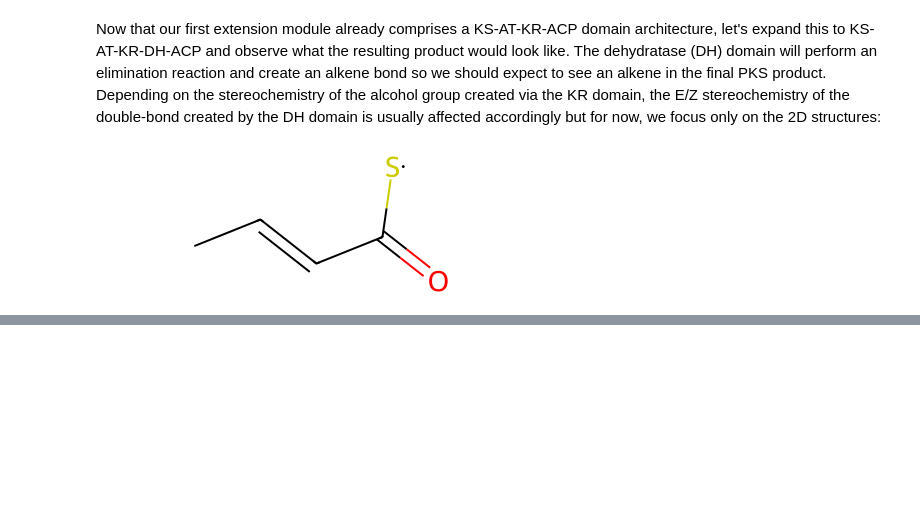
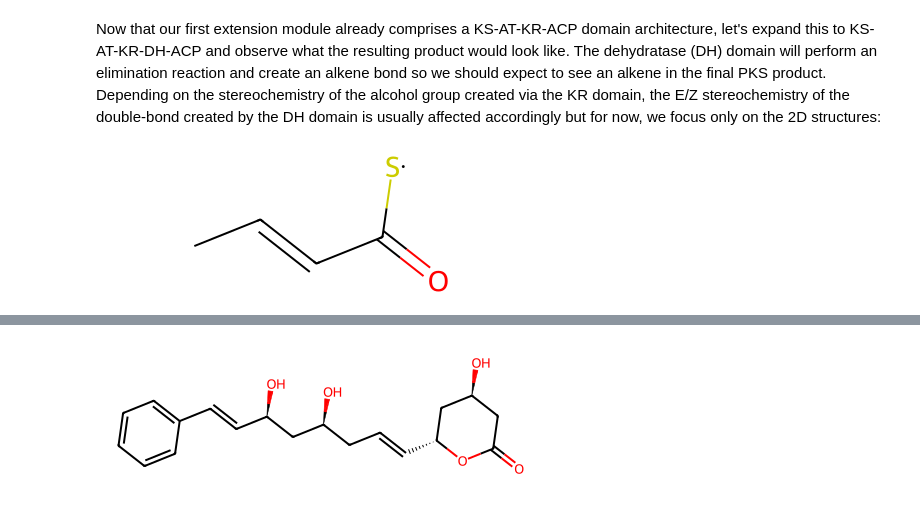
Before and after one commit to yashchainani21/RetroTideV2, a Jupyter notebook: notebooks/nb_01_RetroTide_basics.ipynb, the cells around one changed output, grey strips where cells are left out. Saved outputs shown, nothing was run; the diff lists cells and outputs as text; code cells hidden in the pictures; blank space fills up the shorter version.

```diff
--- a/notebooks/nb_01_RetroTide_basics.ipynb
+++ b/notebooks/nb_01_RetroTide_basics.ipynb
@@ -117,0 +207,28 @@ cluster.computeProduct(structureDB)
+# %%
+def _pks_release_reaction(pks_release_mechanism: str, bound_product_mol: Chem.Mol) -> Chem.Mol:
+    """
+    Run a PKS offloading reaction to release a PKS product bound to its synthase via either a thiolysis or cyclization reaction
+    """
+
+    if pks_release_mechanism == 'thiolysis':
+        Chem.SanitizeMol(bound_product_mol)  # run detachment reaction to produce terminal acid group
+        rxn = AllChem.ReactionFromSmarts('[C:1](=[O:2])[S:3]>>[C:1](=[O:2])[O].[S:3]')
+        unbound_product_mol = rxn.RunReactants((bound_product_mol,))[0][0]
+        Chem.SanitizeMol(unbound_product_mol)
+        return unbound_product_mol
+
+    if pks_release_mechanism == 'cyclization':
+        Chem.SanitizeMol(bound_product_mol)  # run detachment reaction to cyclize bound substrate
+        rxn = AllChem.ReactionFromSmarts('([C:1](=[O:2])[S:3].[O,N:4][C:5][C:6])>>[C:1](=[O:2])[*:4][C:5][C:6].[S:3]')
+        try:
+            unbound_product_mol = rxn.RunReactants((bound_product_mol,))[0][0]
+            Chem.SanitizeMol(unbound_product_mol)
+            return unbound_product_mol
+
+        # if the bound substrate cannot be cyclized, then return None
+        except:
+            raise ValueError("\nUnable to perform cyclization reaction")
+# %%
+_pks_release_reaction('cyclization', cryptofolione)
+# %% [output]
+[figure, added]
```
Also changed, not shown: parts of 9 cells of this notebook.
